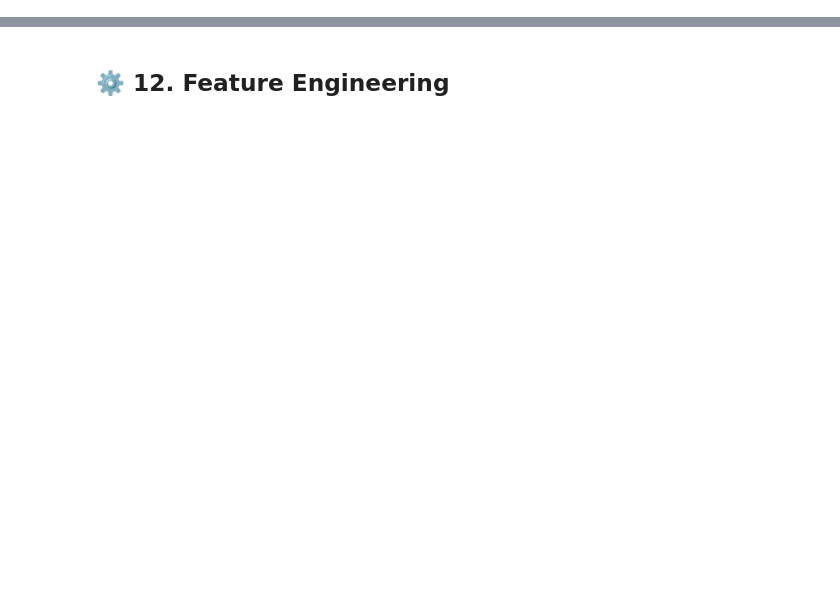
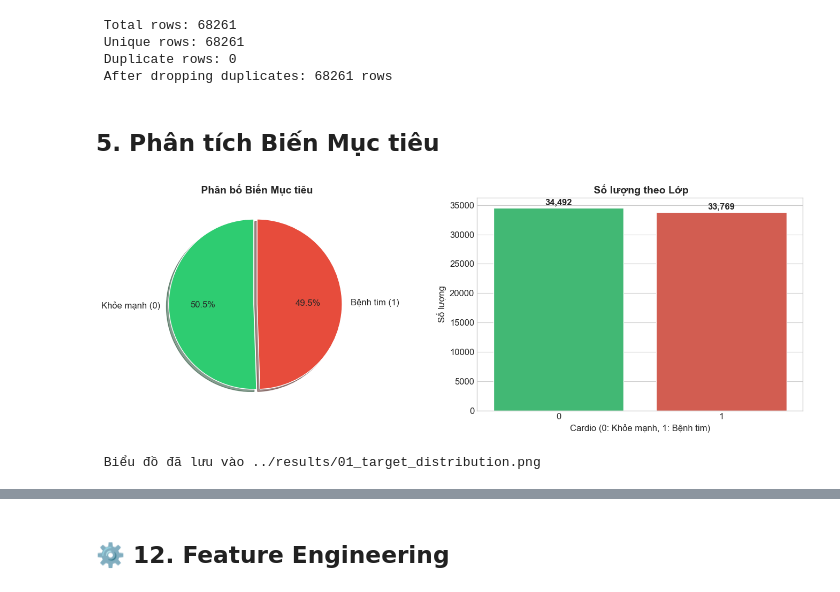
Before and after one commit to Vietchemistryyy/PTDLL-HaUI, a Jupyter notebook: notebooks/01_EDA_Preprocessing.ipynb, the cells around one changed output, grey strips where cells are left out. Saved outputs shown, nothing was run; the diff lists cells and outputs as text; code cells hidden in the pictures; blank space fills up the shorter version.

```diff
--- a/notebooks/01_EDA_Preprocessing.ipynb
+++ b/notebooks/01_EDA_Preprocessing.ipynb
@@ -517,0 +349,48 @@ print('✅ Chart saved to ../results/10_violin_plots.png')
+# %%
+# Kiểm tra trùng lặp
+total_rows = df.count()
+unique_rows = df.dropDuplicates().count()
+duplicates = total_rows - unique_rows
+print(f' Total rows: {total_rows}')
+print(f' Unique rows: {unique_rows}')
+print(f' Duplicate rows: {duplicates}')
+
+# Drop duplicates
+df = df.dropDuplicates()
+print(f' After dropping duplicates: {df.count()} rows')
+# %% [output]
+ Total rows: 68261
+ Unique rows: 68261
+ Duplicate rows: 0
+ After dropping duplicates: 68261 rows
+# %% [markdown]
+##  5. Phân tích Biến Mục tiêu
+# %%
+# Chuyển sang pandas để visualization
+pdf = df.toPandas()
+
+# Phân bố biến mục tiêu
+fig, axes = plt.subplots(1, 2, figsize=(14, 5))
+
+# Pie chart
+target_counts = pdf['cardio'].value_counts()
+colors = ['#2ecc71', '#e74c3c']
+axes[0].pie(target_counts, labels=['Khỏe mạnh (0)', 'Bệnh tim (1)'], autopct='%1.1f%%',
+            colors=colors, explode=(0.02, 0.02), shadow=True, startangle=90)
+axes[0].set_title(' Phân bố Biến Mục tiêu', fontsize=14, fontweight='bold')
+
+# Bar chart
+sns.countplot(x='cardio', data=pdf, ax=axes[1], palette=colors)
+axes[1].set_xlabel('Cardio (0: Khỏe mạnh, 1: Bệnh tim)')
+axes[1].set_ylabel('Số lượng')
+axes[1].set_title(' Số lượng theo Lớp', fontsize=14, fontweight='bold')
+for i, v in enumerate(target_counts.sort_index()):
+    axes[1].text(i, v + 500, f'{v:,}', ha='center', fontweight='bold')
+
+plt.tight_layout()
+plt.savefig('../results/01_target_distribution.png', dpi=150, bbox_inches='tight')
+plt.show()
+print(f' Biểu đồ đã lưu vào ../results/01_target_distribution.png')
+# %% [output]
+[figure, added]
+ Biểu đồ đã lưu vào ../results/01_target_distribution.png
```
Also changed, not shown: parts of 86 cells of this notebook.
